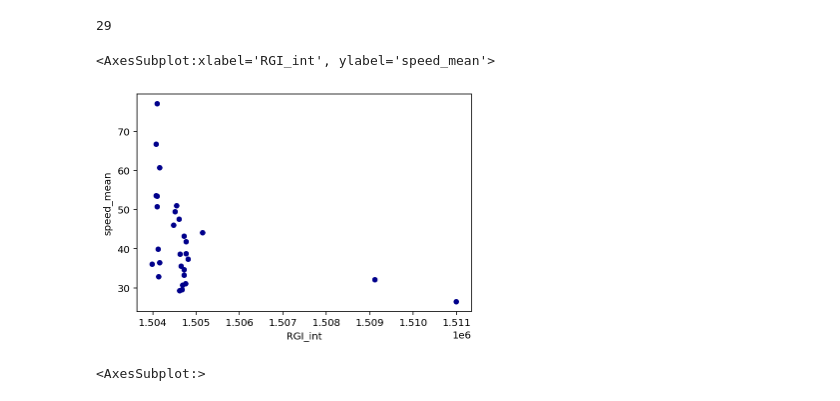
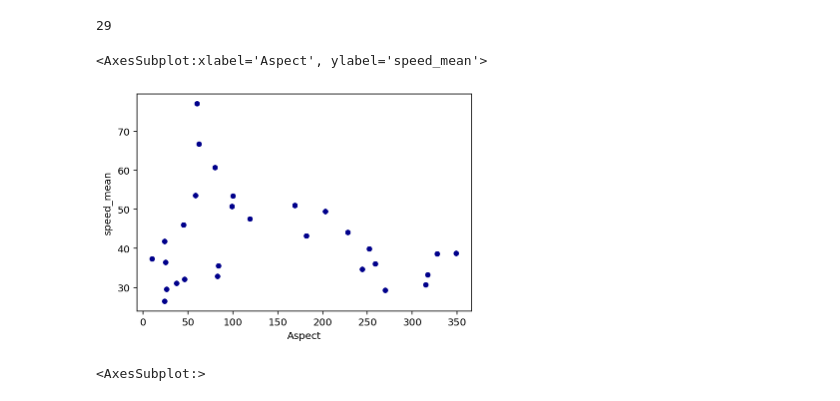
Before and after one commit to e-marshall/itslive, a Jupyter notebook: glacier_analysis_grouped.ipynb, the cells around one changed output. Cells and saved outputs as stored; diff of their text form; code cells hidden in the pictures.

```diff
--- a/glacier_analysis_grouped.ipynb
+++ b/glacier_analysis_grouped.ipynb
@@ -387,5 +338,6 @@ or.... could just not use std
 #merge each zonal stat xr obj into a single xr obj, convert to pandas df
 zonal_stats = xr.merge([grid_mean_sp, grid_min_sp, grid_max_sp]).to_dataframe()
 zonal_stats = zonal_stats.reset_index()
+zonal_stats = zonal_stats.drop(['mapping','spatial_ref'], axis=1)
 zonal_stats
 # %% [output]
@@ -429,10 +375,10 @@ len(set(rgi_itslive['RGIId']))
 29
 # %%
 fig, ax = plt.subplots()
-rgi_itslive.plot.scatter(x='RGI_int',y = 'speed_mean', c = 'darkblue', ax=ax)
+rgi_itslive.plot.scatter(x='Aspect',y = 'speed_mean', c = 'darkblue', ax=ax)
 # %% [output]
-<AxesSubplot:xlabel='RGI_int', ylabel='speed_mean'>
+<AxesSubplot:xlabel='Aspect', ylabel='speed_mean'>
-[figure, old version]
+[figure, new version]
 # %%
 rgi_itslive.plot(column='speed_mean', legend=True)
 # %% [output]
```
Also changed, not shown: parts of 34 cells of this notebook, 5 other files.
